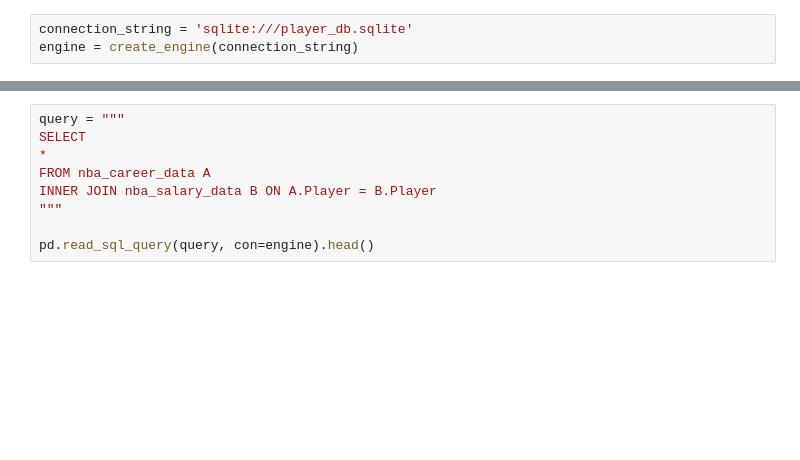
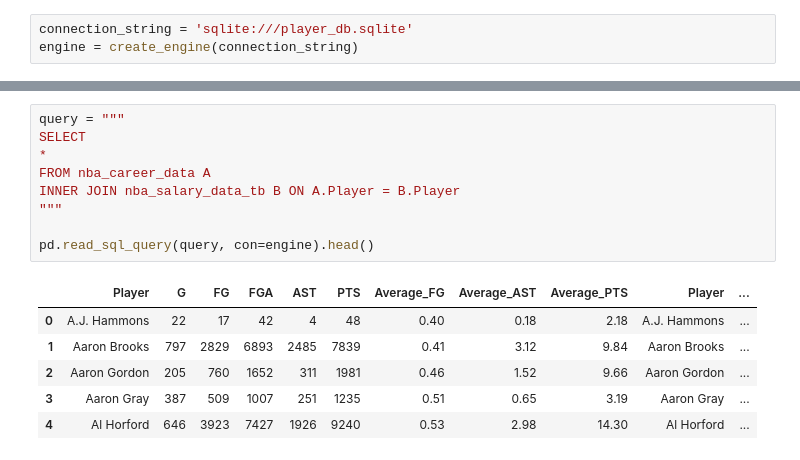
Before and after one commit to vgrose/ETL_project, a Jupyter notebook: etl.ipynb, the cells around one changed output, grey strips where cells are left out. Saved outputs shown, nothing was run; the diff lists cells and outputs as text; blank space fills up the shorter version.

```diff
--- a/etl.ipynb
+++ b/etl.ipynb
@@ -53,9 +188,16 @@ pd.read_sql_query('SELECT * FROM nba_career_data', con=engine)
 # %%
 query = """
 SELECT
 *
 FROM nba_career_data A
-INNER JOIN nba_salary_data B ON A.Player = B.Player
+INNER JOIN nba_salary_data_tb B ON A.Player = B.Player
 """
 
 pd.read_sql_query(query, con=engine).head()
+# %% [output]
+|  | Player | G | FG | FGA | AST | PTS | Average_FG | Average_AST | Average_PTS | Player | ... |
+| 0 | A.J. Hammons | 22 | 17 | 42 | 4 | 48 | 0.40 | 0.18 | 2.18 | A.J. Hammons | ... |
+| 1 | Aaron Brooks | 797 | 2829 | 6893 | 2485 | 7839 | 0.41 | 3.12 | 9.84 | Aaron Brooks | ... |
+| 2 | Aaron Gordon | 205 | 760 | 1652 | 311 | 1981 | 0.46 | 1.52 | 9.66 | Aaron Gordon | ... |
+| 3 | Aaron Gray | 387 | 509 | 1007 | 251 | 1235 | 0.51 | 0.65 | 3.19 | Aaron Gray | ... |
+| 4 | Al Horford | 646 | 3923 | 7427 | 1926 | 9240 | 0.53 | 2.98 | 14.30 | Al Horford | ... |
```
Also changed, not shown: parts of 14 cells of this notebook.
